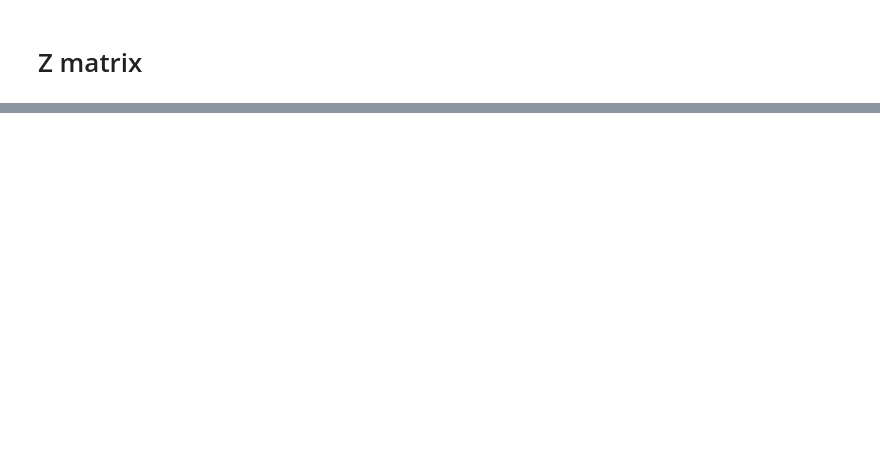
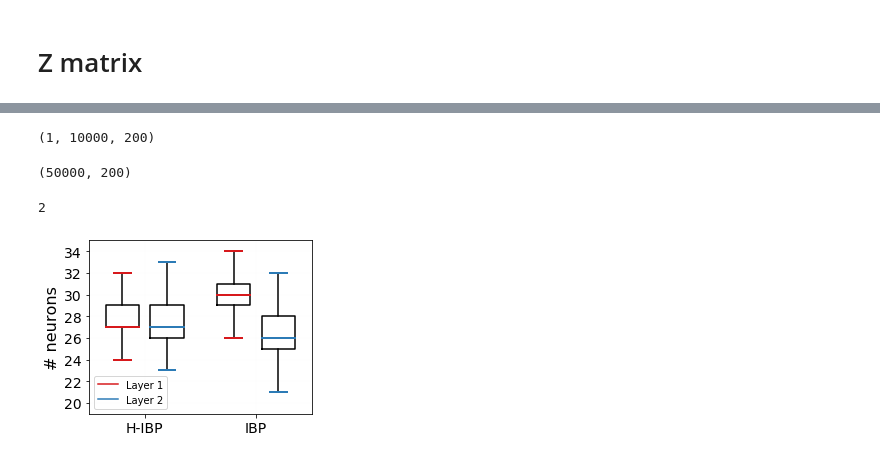
Before and after one commit to skezle/IBP_BNN, a Jupyter notebook: ddm/hibp_weight_pruning.ipynb, the cells around one changed output, grey strips where cells are left out. Drawn from its saved outputs; the diff is of its cells as text; code cells hidden in the pictures; blank space fills up the shorter version.

```diff
--- a/ddm/hibp_weight_pruning.ipynb
+++ b/ddm/hibp_weight_pruning.ipynb
@@ -660,0 +399,3 @@ plt.show()
+# %%
+__Z_hibp = [np.concatenate(_Z_hibp[i], axis=0) for i in range(num_tasks*num_layers)]
+__Z_hibp[0].shape
@@ -747,0 +487,23 @@ _Z = lof(np.squeeze(Z[0]), probs=False)
+# %%
+Zs_ibp[0][0].shape
+# %% [output]
+(1, 10000, 200)
+# %%
+num_layers=2
+num_tasks=1
+num_runs=5
+_Z_ibp = []
+for j in range(num_tasks*num_layers):
+    tmp = []
+    for i in range(num_runs):
+        tmp.append(np.squeeze(Zs_ibp[i][j]))
+    _Z_ibp.append(tmp)
+# %%
+__Z_ibp = [np.concatenate(_Z_ibp[i], axis=0) for i in range(num_tasks*num_layers)]
+__Z_ibp[0].shape
+# %% [output]
+(50000, 200)
+# %%
+len(__Z_ibp)
+# %% [output]
+2
@@ -748,2 +536,31 @@ _Z = lof(np.squeeze(Z[0]), probs=False)
+# %%
+num_layers = 2
+plt.figure(figsize=fig_size)
+bpl = plt.boxplot([np.sum(np.asarray(np.squeeze(__Z_hibp[i] > 0.1)).astype(int), axis=1).reshape(-1) for i in range(num_layers)],
+                  positions=[-0.4, 0.4], sym='', widths=0.6)
+bpr = plt.boxplot([np.sum(np.asarray(np.squeeze(__Z_ibp[i] > 0.1)).astype(int), axis=1).reshape(-1) for i in range(num_layers)],
+                  positions=[2. - 0.4, 2. + 0.4], sym='', widths=0.6)
+set_box_pairs(bpl) # colors are from http://colorbrewer2.org/
+set_box_pairs(bpr)
+
+# draw temporary red and blue lines and use them to create a legend
+hb, = plt.plot([], '#D7191C')
+hr, = plt.plot([], '#2C7BB6')
+plt.legend((hb, hr), ('Layer 1', 'Layer 2'), loc='lower left')
+hb.set_visible(False)
+hr.set_visible(False)
+
+plt.grid(True, which="both", color=grid_color, linewidth=0.1, alpha=0.1)
+plt.xticks(range(0, len(ticks) * 2, 2), ticks, fontsize=tick_size)
+plt.yticks(fontsize=tick_size)
+plt.xlim(-1, len(ticks)*2 - 1)
+plt.ylim(19, 35)
+plt.ylabel('# neurons', fontsize=legend_size)
+#plt.xlabel('Layer', fontsize=label_size)
+plt.tight_layout()
+plt.savefig('plots/Zs_mnist_ibp_vs_hibp.pdf', bbox_inches='tight')
+plt.show()
+# %% [output]
+[figure, added]
 # %%
 np.squeeze(Z[0]).shape
```
Also changed, not shown: parts of 66 cells of this notebook, 2 other files.
